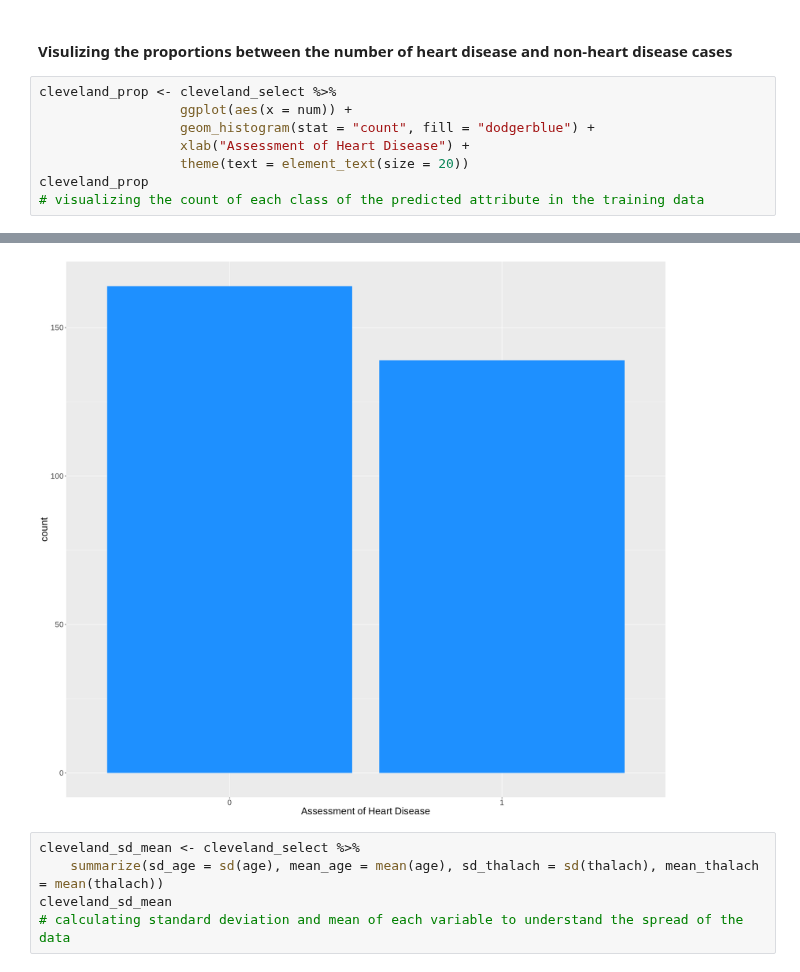
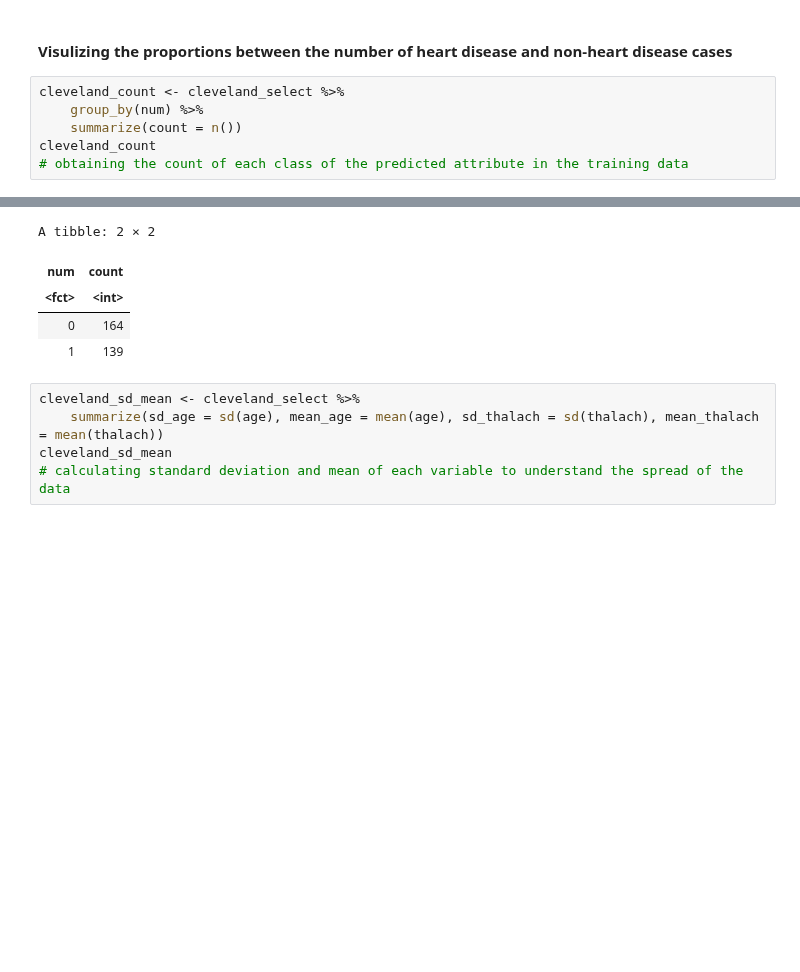
Before and after one commit to yun-sky/Heart-Failure-Report, a Jupyter notebook: Report.ipynb, the cells around one changed output, grey strips where cells are left out. Saved outputs shown, nothing was run; the diff lists cells and outputs as text; blank space fills up the shorter version.

```diff
--- a/Report.ipynb
+++ b/Report.ipynb
@@ -169,11 +157,9 @@ A tibble: 303 × 3
 <br>
 <b>Visulizing the proportions between the number of heart disease and non-heart disease cases</b>
 # %%
-cleveland_prop <- cleveland_select %>%
-                  ggplot(aes(x = num)) +
-                  geom_histogram(stat = "count", fill = "dodgerblue") +
-                  xlab("Assessment of Heart Disease") +
-                  theme(text = element_text(size = 20))
-cleveland_prop
-# visualizing the count of each class of the predicted attribute in the training data
+cleveland_count <- cleveland_select %>%
+    group_by(num) %>%
+    summarize(count = n())
+cleveland_count
+# obtaining the count of each class of the predicted attribute in the training data
 # %% [output]
@@ -182,4 +167,8 @@ Warning message:
-[figure, removed]
+A tibble: 2 × 2
+| num | count |
+| <fct> | <int> |
+| 0 | 164 |
+| 1 | 139 |
 # %%
 cleveland_sd_mean <- cleveland_select %>%
     summarize(sd_age = sd(age), mean_age = mean(age), sd_thalach = sd(thalach), mean_thalach = mean(thalach))
```
Also changed, not shown: parts of 7 cells of this notebook.
